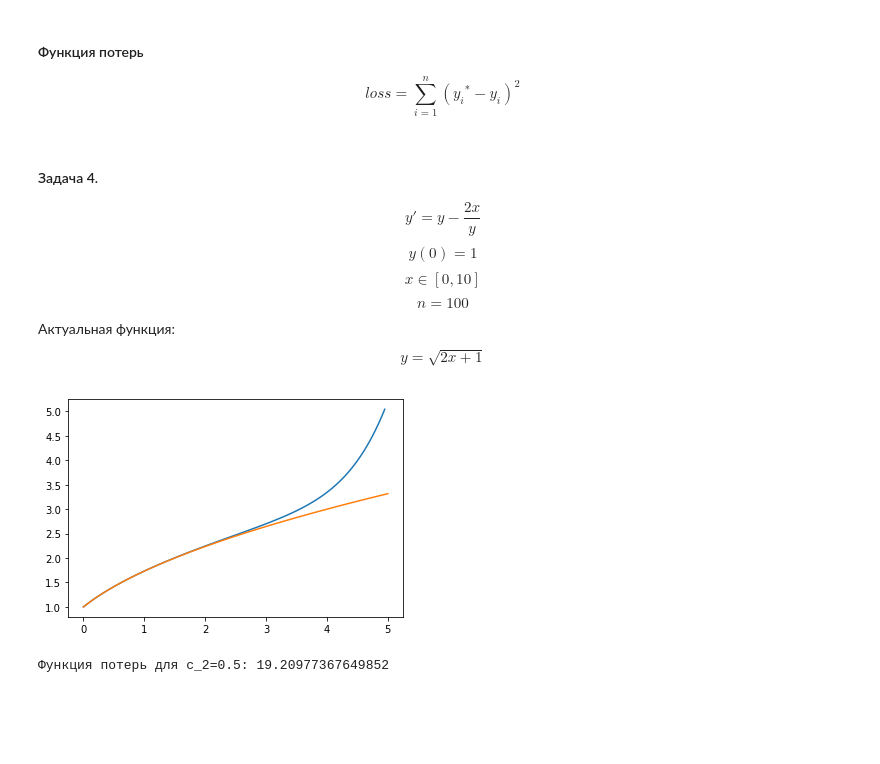
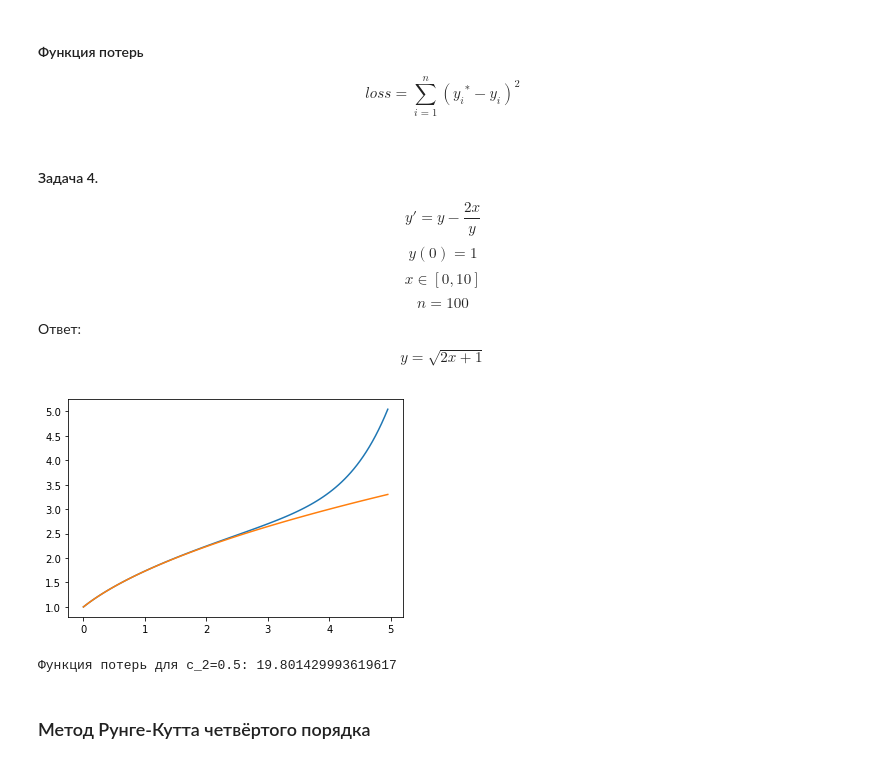
Before and after one commit to electrofocus/numerical-analisys, a Jupyter notebook: differential_equations.ipynb, the cells around one changed output. Cells and saved outputs as stored; diff of their text form; code cells hidden in the pictures; blank space fills up the shorter version.

```diff
--- a/differential_equations.ipynb
+++ b/differential_equations.ipynb
@@ -137,23 +137,24 @@ $$ y'=y-\frac{2x}{y} $$
 $$ y(0)=1 $$
 $$ x \in [0, 10] $$
 $$ n=100 $$
-Актуальная функция:
+Ответ:
 $$ y=\sqrt{2x+1} $$
 # %%
 def func_4(x, y):
     return y - 2 * x / y
 
 
 x, y = runge_kutta(a=0, b=5, func=func_4, y_init=1, n=100, c_2=0.5)
 
-actual_x = np.linspace(0, 5, 100)
-actual_y = [np.sqrt(2 * i + 1) for i in actual_x]
+actual_y = [np.sqrt(2 * i + 1) for i in x]
+
+print('Функция потерь для c_2=0.5:', loss(actual_y, y))
 
 plt.plot(x, y)
-plt.plot(actual_x, actual_y)
+plt.plot(x, actual_y)
 plt.show()
-
-print('Функция потерь для c_2=0.5:', loss(actual_y, y))
 # %% [output]
-[figure, old version]
+[figure, new version]
-Функция потерь для c_2=0.5: 19.20977367649852
+Функция потерь для c_2=0.5: 19.801429993619617
+# %% [markdown]
+### Метод Рунге-Кутта четвёртого порядка
```
Also changed, not shown: parts of 2 cells of this notebook.
